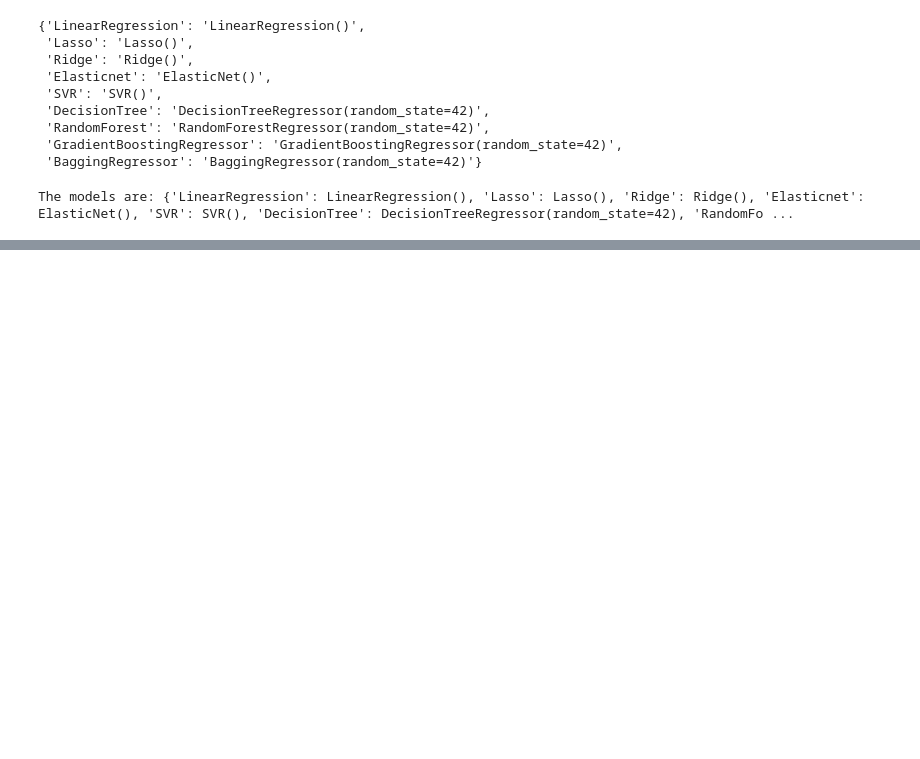
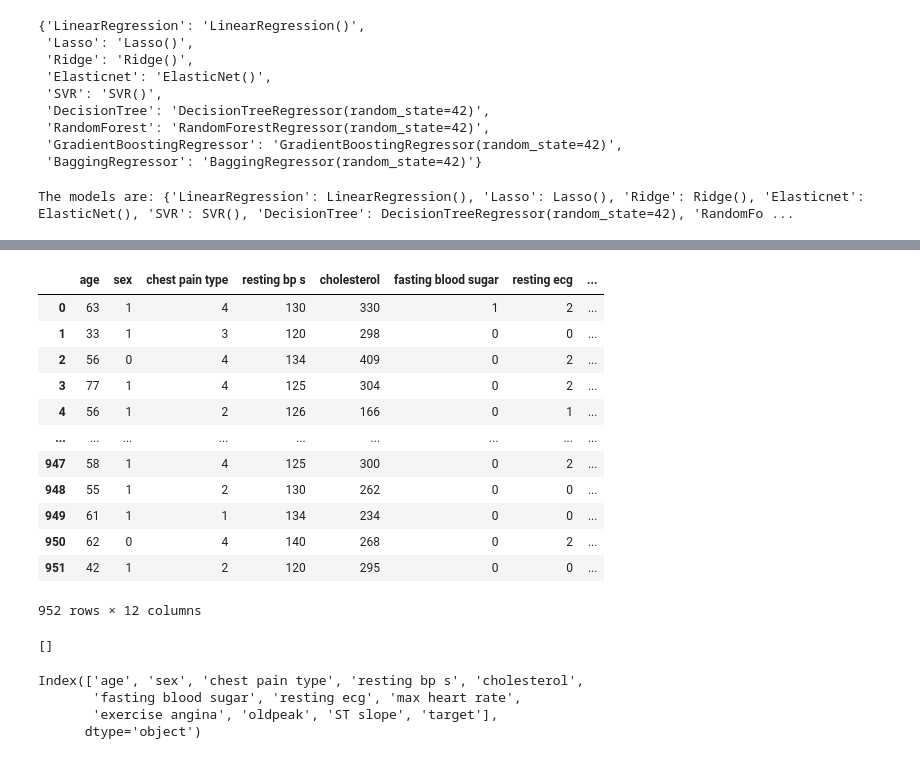
Before and after one commit to Abhishek-Dutta-Deloitte/Generalized_Model, a Jupyter notebook: notebook/demo.ipynb, the cells around one changed output, grey strips where cells are left out. Saved outputs shown, nothing was run; the diff lists cells and outputs as text; code cells hidden in the pictures; blank space fills up the shorter version.

```diff
--- a/notebook/demo.ipynb
+++ b/notebook/demo.ipynb
@@ -230,0 +374,10 @@ The models are: {'LinearRegression': LinearRegression(), 'Lasso': Lasso(), 'Ridg
+# %%
+import pandas as pd
+
+# Import Data Set:
+input_data_path: str = "C:/Users/abhishdutta/Desktop/PRD Projects/IBM WatsonX/Generalized Model Development/data/heart_statlog_cleveland_hungary_final.csv"
+df = pd.read_csv(input_data_path)
+# %%
+from src.components.data_ingetion import *
+data_ingetion = DataIngetion()
+train_data_path, test_data_path = data_ingetion.inititate_data_ingetion(df) #Return the path of Train and test Data
@@ -230,0 +401,36 @@ The models are: {'LinearRegression': LinearRegression(), 'Lasso': Lasso(), 'Ridg
+# %%
+df_train = pd.read_csv(train_data_path)
+df_train
+# %% [output]
+|  | age | sex | chest pain type | resting bp s | cholesterol | fasting blood sugar | resting ecg | ... |
+| 0 | 63 | 1 | 4 | 130 | 330 | 1 | 2 | ... |
+| 1 | 33 | 1 | 3 | 120 | 298 | 0 | 0 | ... |
+| 2 | 56 | 0 | 4 | 134 | 409 | 0 | 2 | ... |
+| 3 | 77 | 1 | 4 | 125 | 304 | 0 | 2 | ... |
+| 4 | 56 | 1 | 2 | 126 | 166 | 0 | 1 | ... |
+| ... | ... | ... | ... | ... | ... | ... | ... | ... |
+| 947 | 58 | 1 | 4 | 125 | 300 | 0 | 2 | ... |
+| 948 | 55 | 1 | 2 | 130 | 262 | 0 | 0 | ... |
+| 949 | 61 | 1 | 1 | 134 | 234 | 0 | 0 | ... |
+| 950 | 62 | 0 | 4 | 140 | 268 | 0 | 2 | ... |
+| 951 | 42 | 1 | 2 | 120 | 295 | 0 | 0 | ... |
+952 rows × 12 columns
+# %%
+#Give the target variable and the input features to be excluded
+
+target = "target"  #List the target variable
+# features_to_exclude = ["Unnamed: 0","ID", "Delivery_person_ID", "Order_Date", "Time_Orderd", "Time_Order_picked" ] #List the input features to exclude
+
+# df_train.drop(columns=features_to_exclude, inplace=True)
+
+cat_columns = [col for col in df_train.columns if df_train[col].dtype == "object"]
+cat_columns
+# %% [output]
+[]
+# %%
+df_train.columns
+# %% [output]
+Index(['age', 'sex', 'chest pain type', 'resting bp s', 'cholesterol',
+       'fasting blood sugar', 'resting ecg', 'max heart rate',
+       'exercise angina', 'oldpeak', 'ST slope', 'target'],
+      dtype='object')
```
Also changed, not shown: parts of 44 cells of this notebook, 6 other files.
